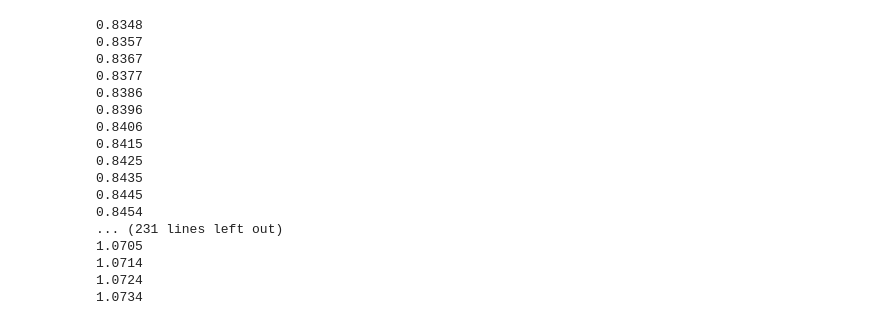
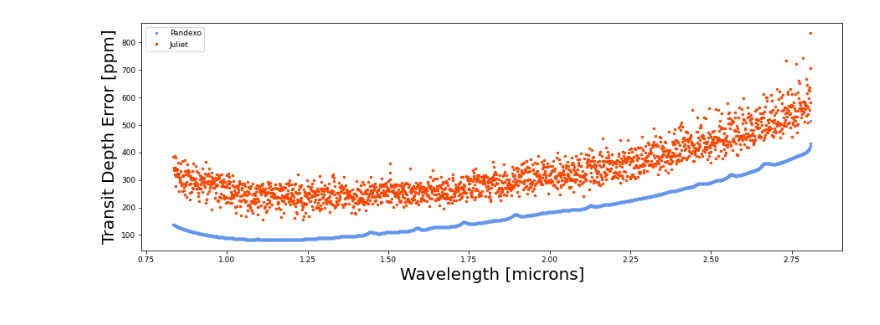
Before and after one commit to nespinoza/PandExoVSjuliet, a Jupyter notebook: II. Fitting All Wavelengths.ipynb, the cells around one changed output. Drawn from its saved outputs; the diff is of its cells as text; code cells hidden in the pictures.

Commit message:
Completed transit depth error comparison notebook

```diff
--- a/II. Fitting All Wavelengths.ipynb
+++ b/II. Fitting All Wavelengths.ipynb
@@ -90,36 +106,3 @@ hyperps = [P, 0., [0.,1], a*np.cos(inc*np.pi/180.), [0., 1.], [0., 1.], ecc, ome
                    a, 1.0, [0.,0.1], 1e-6]
 
 priors = juliet.generate_priors(params,dists,hyperps)
-# %%
-# Create dictionaries for the times; note for the errors on the fluxes, we assume they are all the same:
-times, fluxes, fluxes_error = {}, {}, {}
-dataset_per_wavelength = []
-
-for wavelength, model, noise, error in zip(w_PandExo, model_per_wavelength, noise_per_model, lightcurve_errors):
-    print(wavelength)
-    times[wavelength], fluxes[wavelength], fluxes_error[wavelength] = t, model + noise, \
-                                                          np.ones(len(t))*error
-    # Load the dataset
-    dataset = juliet.load(priors=priors, t_lc = times, y_lc = fluxes,\
-                            yerr_lc = fluxes_error, out_folder = 'lowest_wavelength_results')
-    dataset_per_wavelength.append(dataset)
-# %% [output]
-0.8348
-0.8357
-0.8367
-0.8377
-0.8386
-0.8396
-0.8406
-0.8415
-0.8425
-0.8435
-0.8445
-0.8454
-... (231 lines left out)
-1.0705
-1.0714
-1.0724
-1.0734
-# %%
-results_lowest = dataset.fit()
@@ -128,9 +139,31 @@ modelfit_lowest = results_lowest.lc.evaluate('dsfjkh')
+# %%
+import pandas as pd
+
+error_and_difference_data = {'wavelength':[], 'pandexo_err':[],
+                             'juliet_err':[], 'percent_difference':[]}
+for result, wavelength, pandexo_error in zip(results, w_PandExo, deptherror_PandExo):
+    p = result.posteriors['posterior_samples']['p_p1']
+    depth = p**2
+
+    error_on_depth = np.sqrt(np.var(depth))
+    pandexo_error = np.round(pandexo_error*1e6,1)
+    juliet_error = np.round(error_on_depth*1e6,1)
+    percent_diff = (juliet_error - pandexo_error) / juliet_error
+
+    error_and_difference_data['wavelength'].append(wavelength)
+    error_and_difference_data['pandexo_err'].append(pandexo_error)
+    error_and_difference_data['juliet_err'].append(juliet_error)
+    error_and_difference_data['percent_difference'].append(percent_diff)
+
+data_table = pd.DataFrame(data=error_and_difference_data)
 # %%
 plt.figure(figsize=(15,5))
 
 # Plot simulated data, along with the real model and the fitted model:
-plt.plot(t, model_lowest + noise_lowest, '.', color='cornflowerblue')
-plt.plot(t, model_lowest, color='cornflowerblue', lw = 3,label='Real model')
-plt.plot(t, modelfit_lowest, color='black', lw = 3,label='Fitted model')
-plt.ylim(0.980,1.005)
-plt.xlim(-0.13,0.13)
+plt.plot(data_table['wavelength'], data_table['pandexo_err'], '.', color='cornflowerblue', label='Pandexo')
+plt.plot(data_table['wavelength'], data_table['juliet_err'], '.', color='orangered', label='Juliet')
+plt.xlabel('Wavelength [microns]', fontsize=20)
+plt.ylabel('Transit Depth Error [ppm]', fontsize=20)
+plt.legend()
+# %% [output]
+[figure, added]
```
Also changed, not shown: parts of 17 cells of this notebook.
